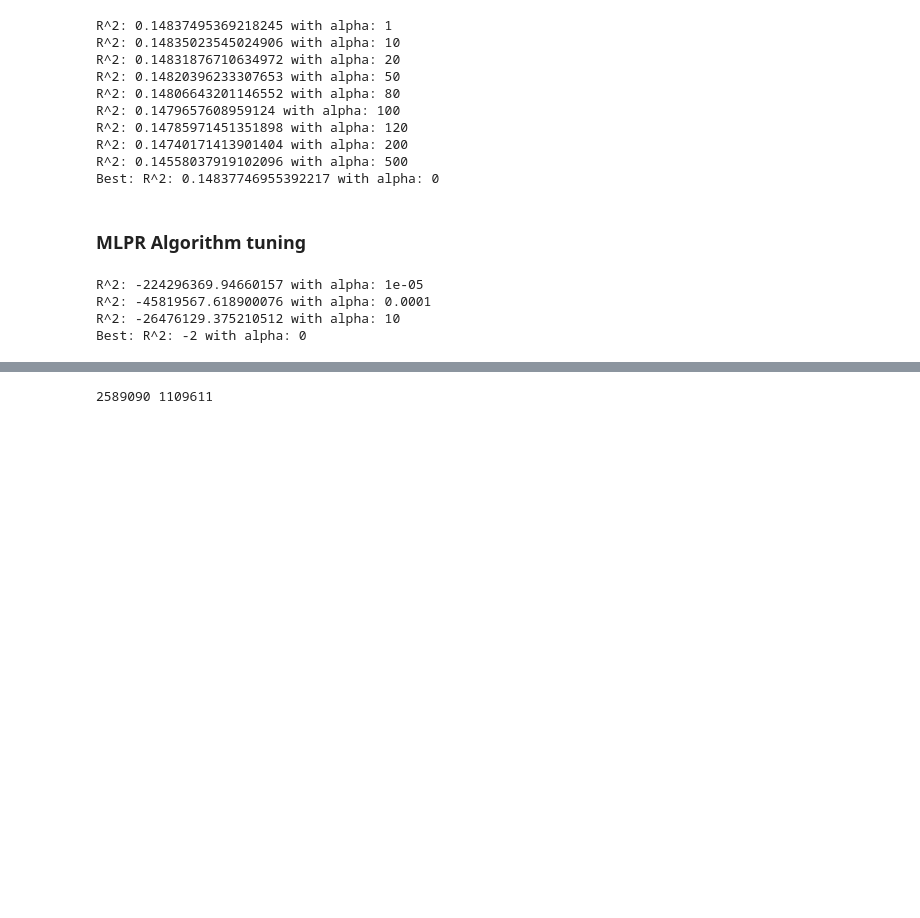
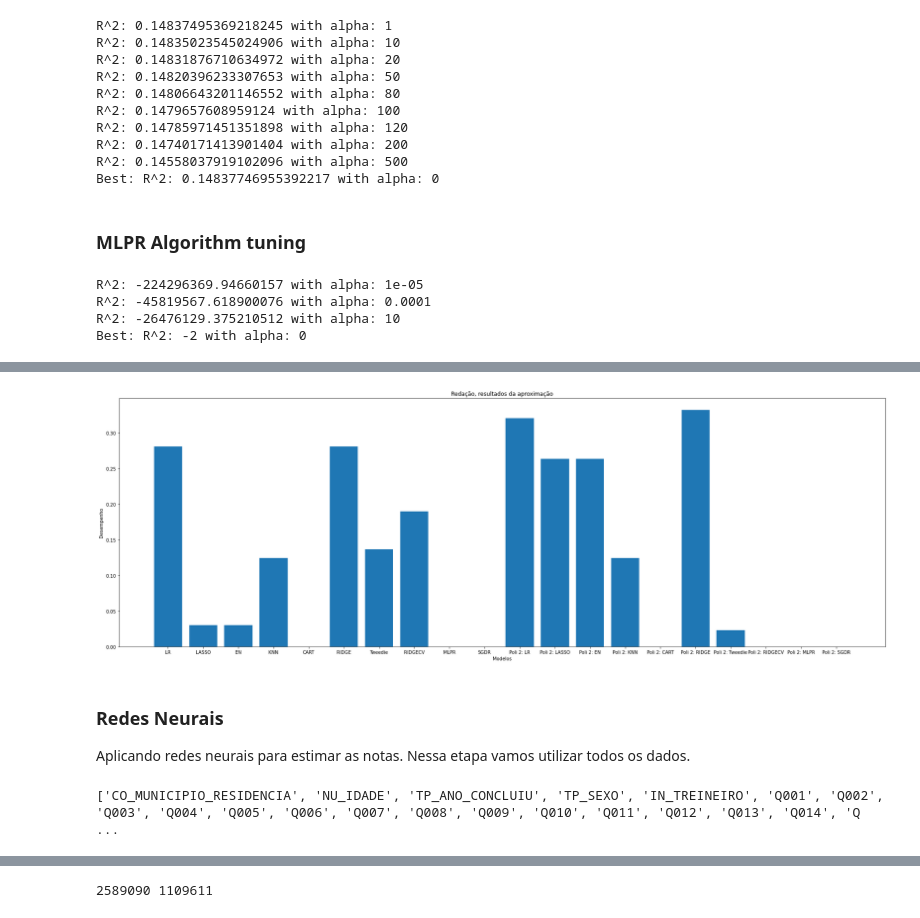
Before and after one commit to Bissiatti/Analise_dados_ENEM, a Jupyter notebook: Intro_Crisp_DM.ipynb, the cells around one changed output, grey strips where cells are left out. Drawn from its saved outputs; the diff is of its cells as text; code cells hidden in the pictures; blank space fills up the shorter version.

```diff
--- a/Intro_Crisp_DM.ipynb
+++ b/Intro_Crisp_DM.ipynb
@@ -1495,5 +1419,0 @@ print(max(n_scores))
-# %%
-
-
-for i in range(xtrain.shape[1]):
-	print('Column: '+ str(list(xtrain.columns)[i]) + ', Selected ' +str(rfe.support_[i]) + ' Rank: '+ str(rfe.ranking_[i]))
@@ -1691,0 +1656,4 @@ from tensorflow.keras.callbacks import EarlyStopping
+# %%
+y = df["NOTA_MEDIA"]
+X = df[t]
+xtrain, xtest, ytrain, ytest = train_test_split(X,y,test_size=0.3)
@@ -1691,0 +1702,18 @@ from tensorflow.keras.callbacks import EarlyStopping
+# %%
+# Regressão Polinomial grau 2
+
+poly_reg=PolynomialFeatures(degree=2)
+X_poly=poly_reg.fit_transform(xtrain)
+X_poly_test = poly_reg.fit_transform(xtest)
+poly_reg.fit(X_poly,ytrain)
+
+for name, model in models:
+    t0 = time.time()
+    md = model.fit(X_poly,ytrain)
+    time1 = time.time() - t0
+    ypredict = md.predict(X_poly_test)
+    scores = [r2_score(ytest,ypredict),explained_variance_score(ytest,ypredict),mean_absolute_error(ytest,ypredict),max_error(ytest,ypredict)]
+    results.append(scores)
+    names.append("Poli 2: "+name)
+    times.append(time1)
+    print(name, time1, scores)
@@ -1691,0 +1731,24 @@ from tensorflow.keras.callbacks import EarlyStopping
+# %%
+import matplotlib.pyplot as plt
+
+r = []
+j = 0
+for i in results:
+    if i[0] > 0:
+        r.append(i[0])
+    else:
+        r.append(0)
+    j = j+1
+
+plt.figure(figsize=(30, 10))
+plt.bar(names,r)
+plt.title('Redação, resultados da aproximação')
+plt.xlabel('Modelos')
+plt.ylabel('Desempenho')
+plt.show()
+# %% [output]
+[figure, added]
+# %% [markdown]
+### Redes Neurais
+
+Aplicando redes neurais para estimar as notas. Nessa etapa vamos utilizar todos os dados.
@@ -1692,3 +1757,16 @@ from tensorflow.keras.callbacks import EarlyStopping
+# %%
+t = []
+t = ['CO_MUNICIPIO_RESIDENCIA','NU_IDADE','TP_ANO_CONCLUIU','TP_SEXO',"IN_TREINEIRO"]
+t.extend(df.columns.tolist()[36:61])
+t.extend(df.columns.tolist()[62:])
+print(t)
+len(t)
+
+y = df["NU_NOTA_REDACAO"]
+X = df[t]
+xtrain, xtest, ytrain, ytest = train_test_split(X,y,test_size=0.3)
+# %% [output]
+['CO_MUNICIPIO_RESIDENCIA', 'NU_IDADE', 'TP_ANO_CONCLUIU', 'TP_SEXO', 'IN_TREINEIRO', 'Q001', 'Q002', 'Q003', 'Q004', 'Q005', 'Q006', 'Q007', 'Q008', 'Q009', 'Q010', 'Q011', 'Q012', 'Q013', 'Q014', 'Q ...
 # %%
 def coeff_determination(y_true, y_pred):
     from tensorflow.keras import backend as K
```
Also changed, not shown: parts of 77 cells of this notebook.
